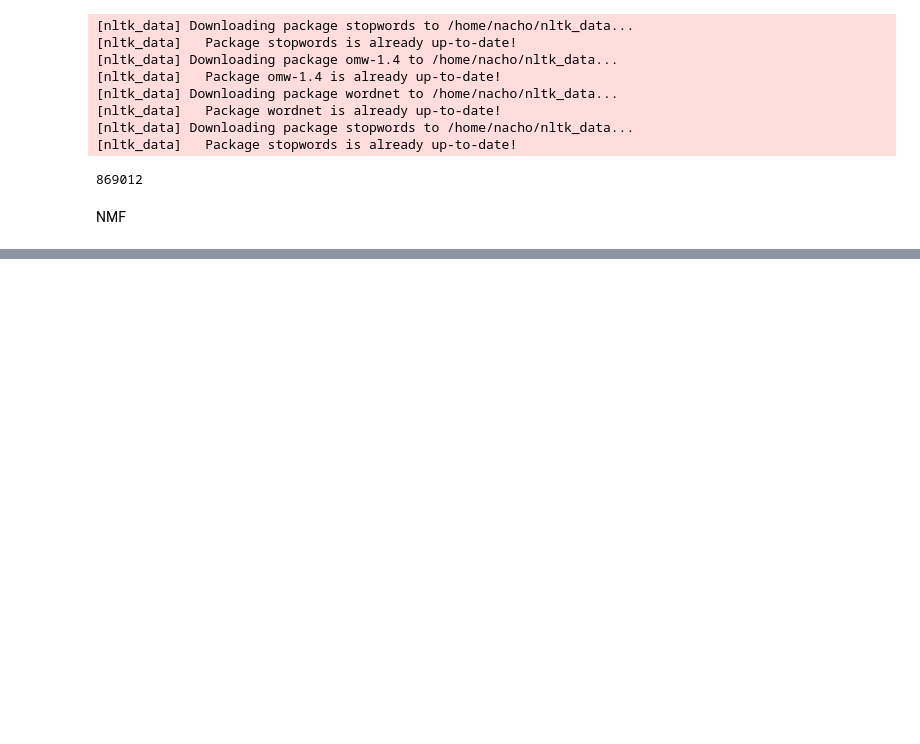
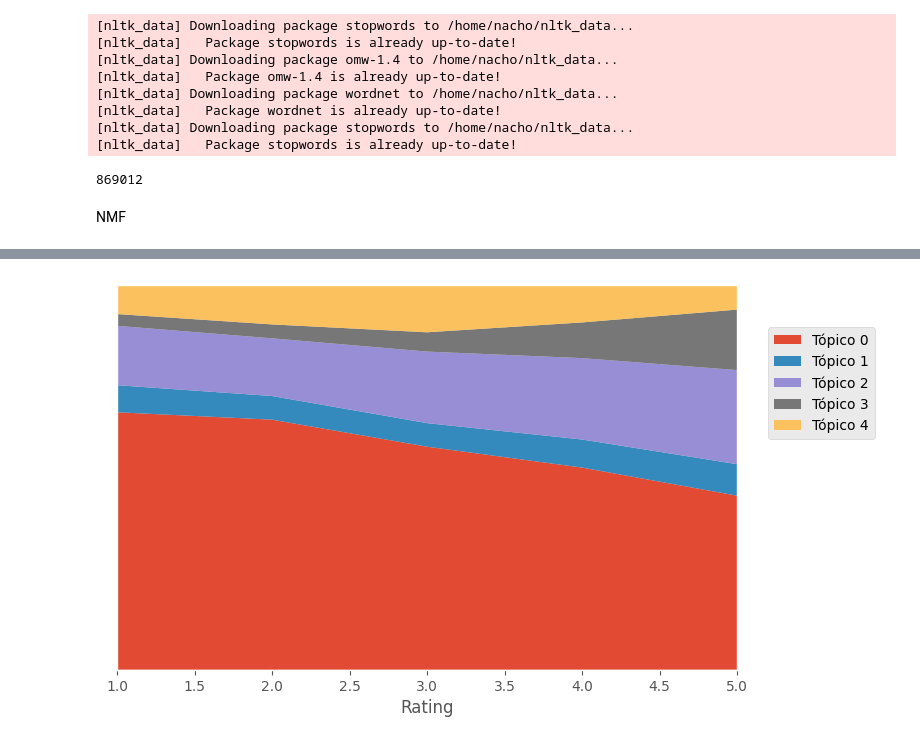
Before and after one commit to IgnacioJLopez/Books_Reviews, a Jupyter notebook: Cleaning Text.ipynb, the cells around one changed output, grey strips where cells are left out. Saved outputs shown, nothing was run; the diff lists cells and outputs as text; code cells hidden in the pictures; blank space fills up the shorter version.

```diff
--- a/Cleaning Text.ipynb
+++ b/Cleaning Text.ipynb
@@ -205,17 +225,19 @@ df_rating = df.groupby('rating').mean()
 # %%
 plt.style.use('ggplot')
 
 # El eje x es la década
 x = df_rating.index
 
 # El eje y son las distribuciones
 y = df_rating[['nmf_comp{}'.format(i) for i in range(n_components)]].to_numpy()
 
 plt.figure(figsize = (8,5))
 plt.stackplot(x, y.T) # Stackplot: sirve para graficar distribuciones
-plt.xlim([0, 5])
+plt.xlim([1, 5])
 plt.ylim([0, 1.00])
 plt.yticks([])
 plt.xlabel('Rating')
 plt.legend(['Tópico {}'.format(i) for i in range(n_components)], loc = (1.05, 0.60))
 plt.show()
+# %% [output]
+[figure, added]
```
Also changed, not shown: parts of 4 cells of this notebook.
